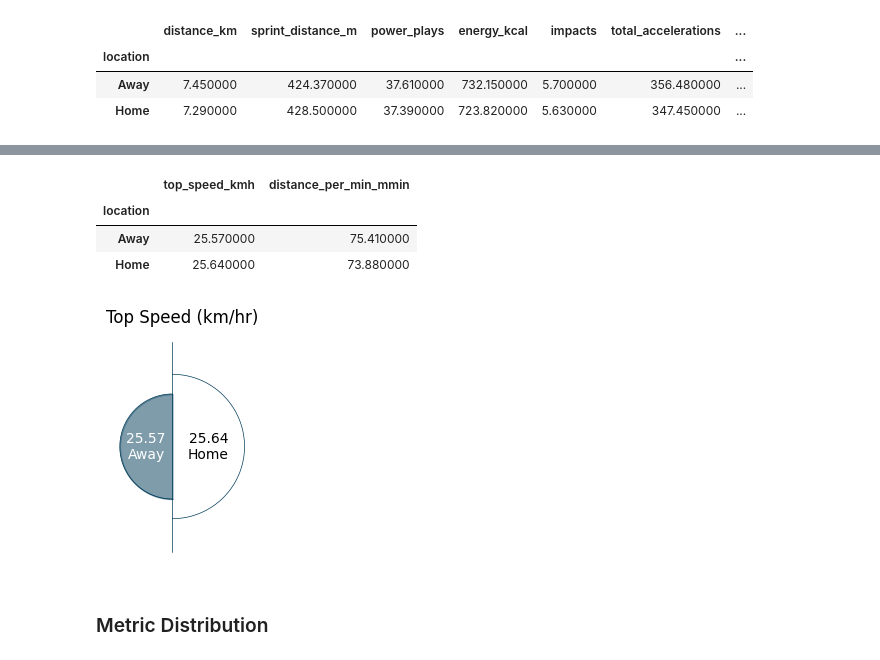
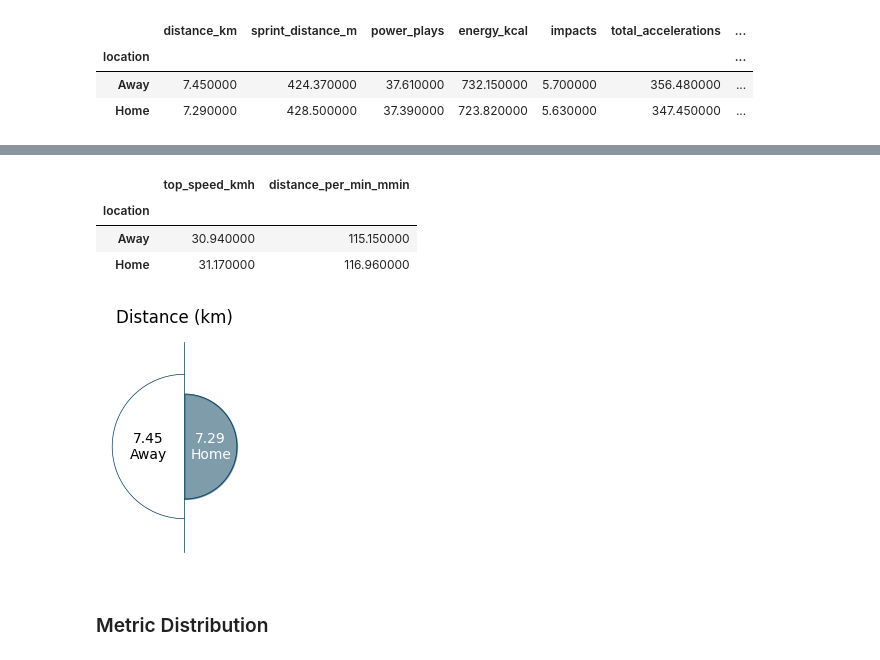
Before and after one commit to humphrey-nyanzi/physical-data-pipeline, a Jupyter notebook: analysis_FWSL_2025.ipynb, the cells around one changed output, grey strips where cells are left out. Saved outputs shown, nothing was run; the diff lists cells and outputs as text; code cells hidden in the pictures.

```diff
--- a/analysis_FWSL_2025.ipynb
+++ b/analysis_FWSL_2025.ipynb
@@ -720,57 +720,56 @@ style_table_for_docs(avg_intensity_by_location)
 # %%
 # Calculate max metrics by location
-avg_intensity_by_location_ = df.groupby('location')[['top_speed_kmh','distance_per_min_mmin']].mean().round(2)
+avg_intensity_by_location_ = df.groupby('location')[['top_speed_kmh','distance_per_min_mmin']].max().round(2)
 style_table_for_docs(avg_intensity_by_location_)
 # %% [output]
 |  | top_speed_kmh | distance_per_min_mmin |
 | location |  |  |
-| Away | 25.570000 | 75.410000 |
-| Home | 25.640000 | 73.880000 |
+| Away | 30.940000 | 115.150000 |
+| Home | 31.170000 | 116.960000 |
 # %%
-# Prepare data
-home_speed = avg_intensity_by_location_.loc['Home', 'top_speed_kmh']
-away_speed = avg_intensity_by_location_.loc['Away', 'top_speed_kmh']
+def plot_home_away_top_speed(avg_volume_by_location, color='#003b59', min_radius=0.8, max_radius=1.1):
+    """
+    Plot a semicircle comparison of top speed (km/h) for Home vs Away using avg_volume_by_location DataFrame.
+    """
+    home_speed = avg_volume_by_location.loc['Home', 'distance_km']
+    away_speed = avg_volume_by_location.loc['Away', 'distance_km']
 
-# Make radius proportional to top speed (e.g., scale so max speed gets max_radius, min gets min_radius)
-min_radius = 0.8
-max_radius = 1.1
-speeds = np.array([home_speed, away_speed])
-norm_radii = min_radius + (speeds - speeds.min()) / (speeds.max() - speeds.min()) * (max_radius - min_radius)
-home_radius, away_radius = norm_radii
+    speeds = np.array([home_speed, away_speed])
+    norm_radii = min_radius + (speeds - speeds.min()) / (speeds.max() - speeds.min()) * (max_radius - min_radius)
+    home_radius, away_radius = norm_radii
 
-color = '#003b59'
+    fig, ax = plt.subplots(figsize=(3, 3))
+    ax.set_aspect('equal')
+    ax.axis('off')
 
-fig, ax = plt.subplots(figsize=(3, 3))
-ax.set_aspect('equal')
-ax.axis('off')
+    # Draw right (Home) semicircle
+    theta_home = np.linspace(-np.pi/2, np.pi/2, 100)
+    x_home = home_radius * np.cos(theta_home)
+    y_home = home_radius * np.sin(theta_home)
+    ax.plot(x_home, y_home, color=color, linewidth=0.5)
+    if home_radius < away_radius:
+        ax.fill_betweenx(y_home, 0, x_home, color=color, alpha=0.5)
 
-# Draw right (Home) semicircle: theta from -pi/2 to pi/2, center at (0,0)
-theta_home = np.linspace(-np.pi/2, np.pi/2, 100)
-x_home = home_radius * np.cos(theta_home)
-y_home = home_radius * np.sin(theta_home)
-ax.plot(x_home, y_home, color=color, linewidth=0.5)
-if home_radius < away_radius:
-    ax.fill_betweenx(y_home, 0, x_home, color=color, alpha=0.5)
+    # Draw left (Away) semicircle
+    theta_away = np.linspace(np.pi/2, 3*np.pi/2, 100)
+    x_away = away_radius * np.cos(theta_away)
+    y_away = away_radius * np.sin(theta_away)
+    ax.plot(x_away, y_away, color=color, linewidth=0.5)
+    if away_radius < home_radius:
+        ax.fill_betweenx(y_away, x_away, 0, color=color, alpha=0.5)
 
-# Draw left (Away) semicircle: theta from pi/2 to 3pi/2, center at (0,0)
-theta_away = np.linspace(np.pi/2, 3*np.pi/2, 100)
-x_away = away_radius * np.cos(theta_away)
-y_away = away_radius * np.sin(theta_away)
-ax.plot(x_away, y_away, color=color, linewidth=0.5)
-if away_radius < home_radius:
-    ax.fill_betweenx(y_away, x_away, 0, color=color, alpha=0.5)
+    # Draw the separating line
+    ax.plot([0, 0], [-max(home_radius+0.5, away_radius+0.5), max(home_radius+0.5, away_radius+0.5)], color=color, linewidth=0.5, zorder=3)
 
-# Draw the separating line (y from -max_radius to +max_radius at x=0)
-ax.plot([0, 0], [-max(home_radius+0.5, away_radius+0.5), max(home_radius+0.5, away_radius+0.5)], color=color, linewidth=0.5, zorder=3)
+    # Place values inside semicircles
+    ax.text(home_radius * 0.5, 0, f"{home_speed:.2f}\nHome", ha='center', va='center', fontsize=10, color='#fff', fontweight='normal')
+    ax.text(-away_radius * 0.5, 0, f"{away_speed:.2f}\nAway", ha='center', va='center', fontsize=10, color='#000', fontweight='normal')
 
-# Place values inside semicircles, centered
-ax.text(home_radius * 0.5, 0, f"{home_speed:.2f}\nHome", ha='center', va='center', fontsize=10, color='#000', fontweight='normal')
-ax.text(-away_radius * 0.5, 0, f"{away_speed:.2f}\nAway", ha='center', va='center', fontsize=10, color='#fff', fontweight='normal')
-
-plt.title('Top Speed (km/hr)', fontsize=12)
-plt.show()
+    plt.title('Distance (km)', fontsize=12)
+    plt.show()
+plot_home_away_top_speed(avg_volume_by_location)
 # %% [output]
-[figure, old version]
+[figure, new version]
 # %% [markdown]
 ### Metric Distribution
 # %%
```
Also changed, not shown: parts of 2 cells of this notebook, 2 other files.
